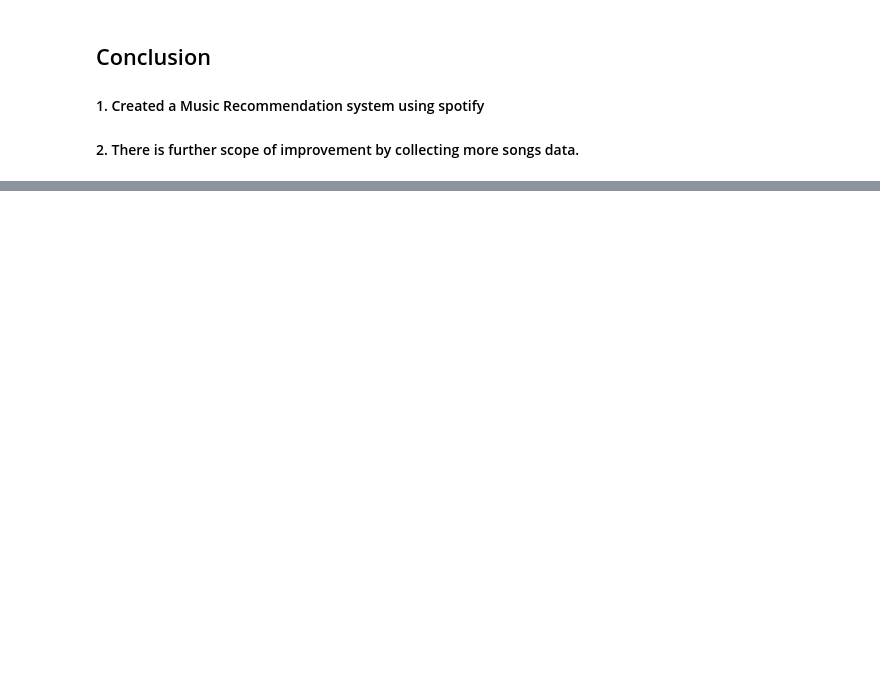
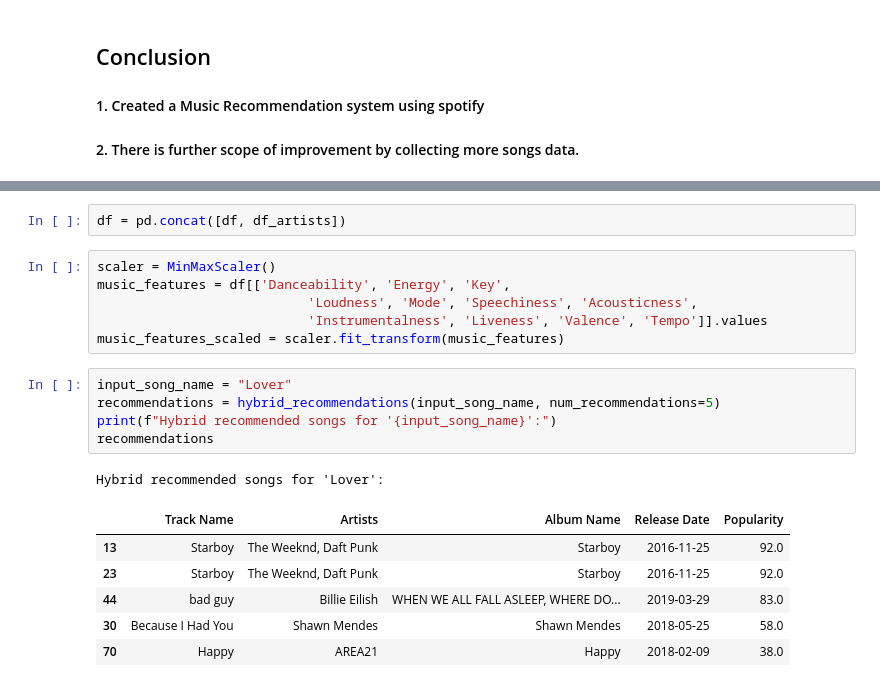
Before and after one commit to meghrajkonduskar/ML-projects, a Jupyter notebook: Music Recommendation System/Music Recommendation System.ipynb, the cells around one changed output, grey strips where cells are left out. Cells and saved outputs as stored; diff of their text form; blank space fills up the shorter version.

```diff
--- a/Music Recommendation System/Music Recommendation System.ipynb
+++ b/Music Recommendation System/Music Recommendation System.ipynb
@@ -203,0 +259,21 @@ Hybrid recommended songs for 'Centuries':
+# %%
+df = pd.concat([df, df_artists])
+# %%
+scaler = MinMaxScaler()
+music_features = df[['Danceability', 'Energy', 'Key',
+                           'Loudness', 'Mode', 'Speechiness', 'Acousticness',
+                           'Instrumentalness', 'Liveness', 'Valence', 'Tempo']].values
+music_features_scaled = scaler.fit_transform(music_features)
+# %%
+input_song_name = "Lover"
+recommendations = hybrid_recommendations(input_song_name, num_recommendations=5)
+print(f"Hybrid recommended songs for '{input_song_name}':")
+recommendations
+# %% [output]
+Hybrid recommended songs for 'Lover':
+|  | Track Name | Artists | Album Name | Release Date | Popularity |
+| 13 | Starboy | The Weeknd, Daft Punk | Starboy | 2016-11-25 | 92.0 |
+| 23 | Starboy | The Weeknd, Daft Punk | Starboy | 2016-11-25 | 92.0 |
+| 44 | bad guy | Billie Eilish | WHEN WE ALL FALL ASLEEP, WHERE DO... | 2019-03-29 | 83.0 |
+| 30 | Because I Had You | Shawn Mendes | Shawn Mendes | 2018-05-25 | 58.0 |
+| 70 | Happy | AREA21 | Happy | 2018-02-09 | 38.0 |
```
Also changed, not shown: parts of 8 cells of this notebook, 2 other files.
